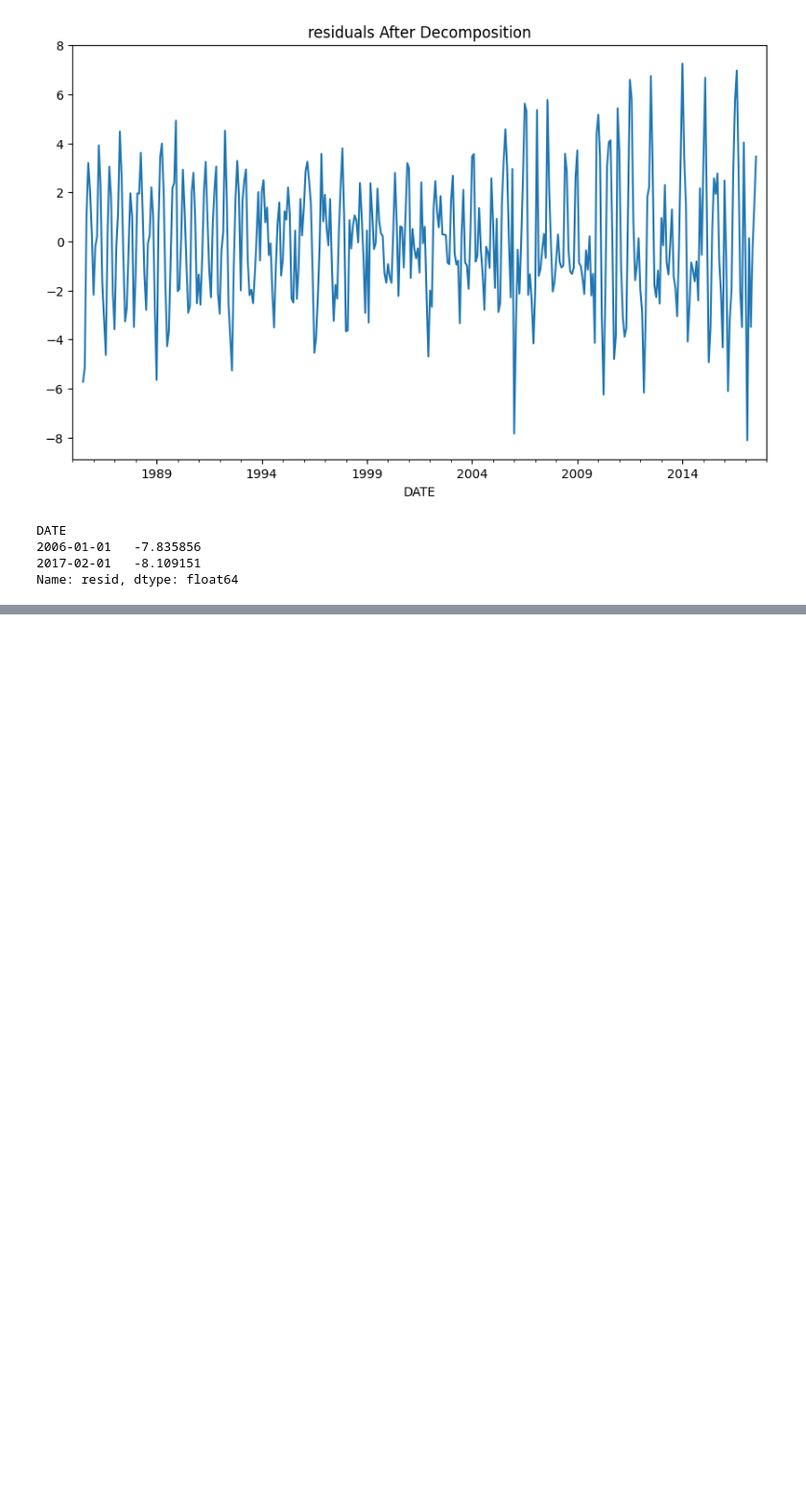
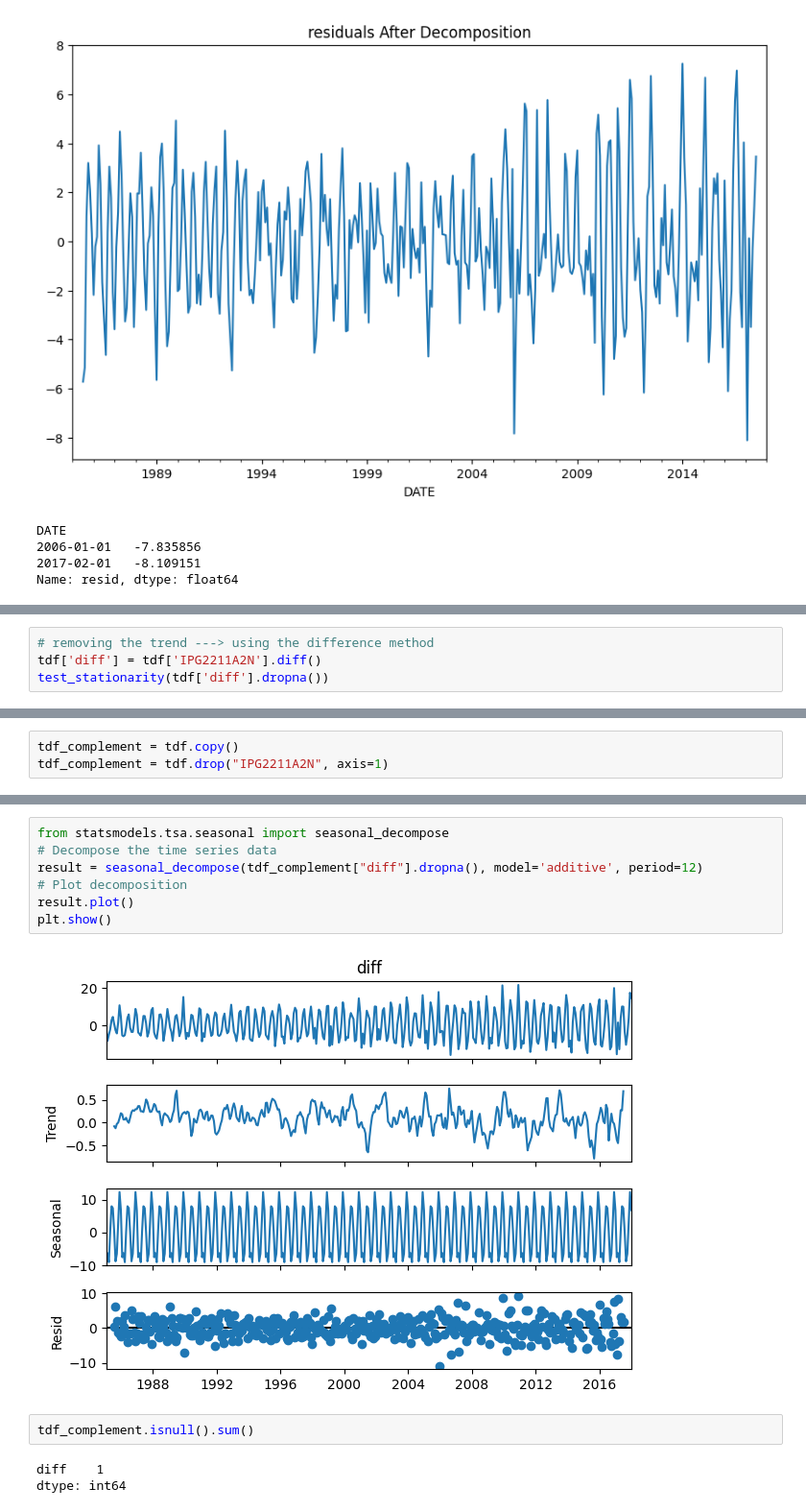
Before and after one commit to injilashah/TSD, a Jupyter notebook: starter_pack.ipynb, the cells around one changed output, grey strips where cells are left out. Shown at 96% size. Saved outputs shown, nothing was run; the diff lists cells and outputs as text; blank space fills up the shorter version.

```diff
--- a/starter_pack.ipynb
+++ b/starter_pack.ipynb
@@ -102,0 +226,4 @@ Name: resid, dtype: float64
+# %%
+# removing the trend ---> using the difference method
+tdf['diff'] = tdf['IPG2211A2N'].diff()
+test_stationarity(tdf['diff'].dropna())
@@ -102,0 +234,3 @@ Name: resid, dtype: float64
+# %%
+tdf_complement = tdf.copy()
+tdf_complement = tdf.drop("IPG2211A2N", axis=1)
@@ -102,0 +247,14 @@ Name: resid, dtype: float64
+# %%
+from statsmodels.tsa.seasonal import seasonal_decompose
+# Decompose the time series data
+result = seasonal_decompose(tdf_complement["diff"].dropna(), model='additive', period=12)
+# Plot decomposition
+result.plot()
+plt.show()
+# %% [output]
+[figure, added]
+# %%
+tdf_complement.isnull().sum()
+# %% [output]
+diff    1
+dtype: int64
```
Also changed, not shown: parts of 26 cells of this notebook.
